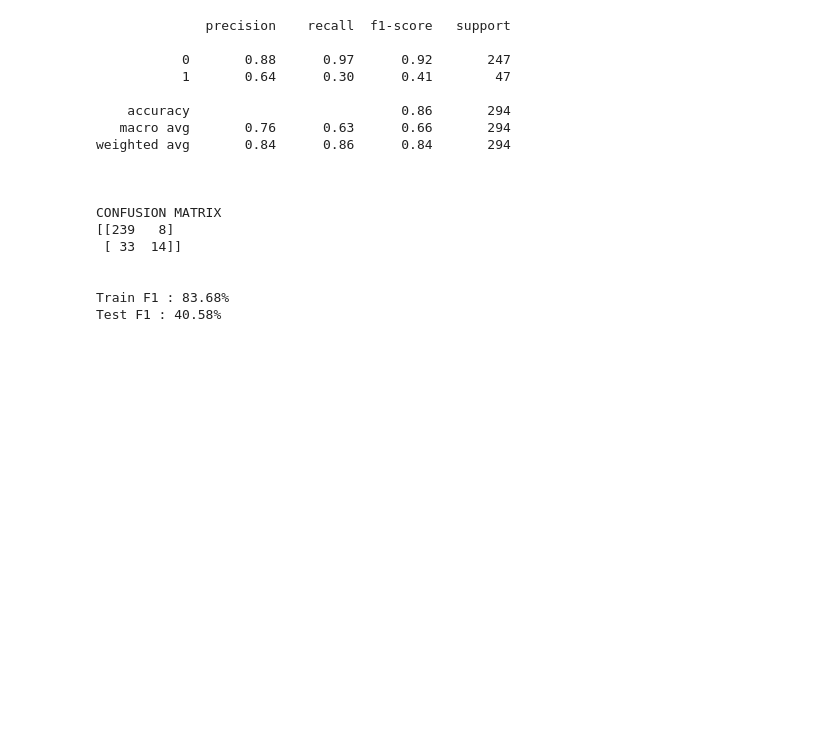
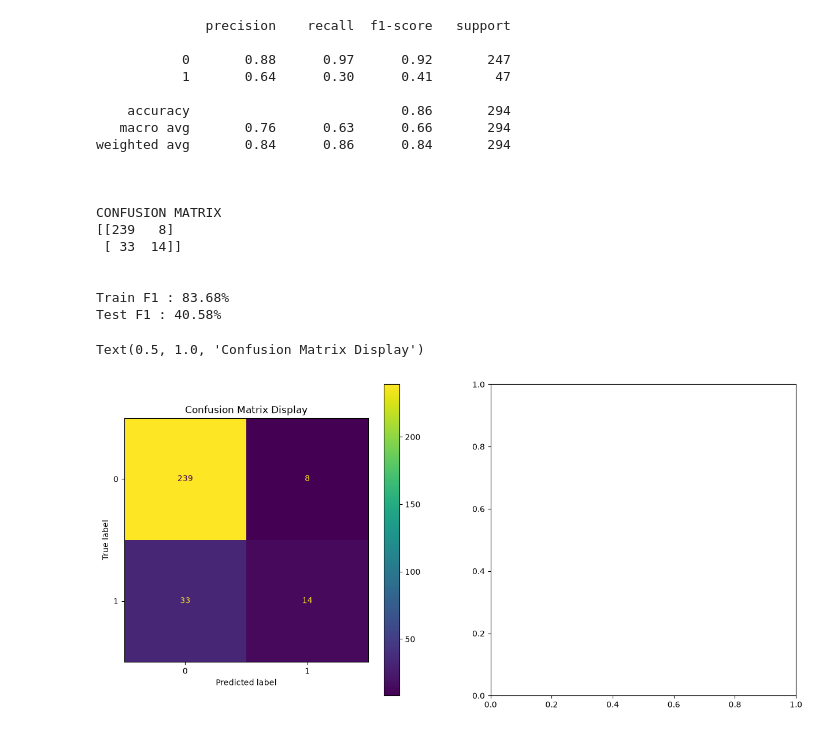
Before and after one commit to Lang-Shin/applied-ml-pipelines, a Jupyter notebook: XGBoost/Practice1/employee_attrition_prediction.ipynb, the cells around one changed output. Drawn from its saved outputs; the diff is of its cells as text; code cells hidden in the pictures; blank space fills up the shorter version.

```diff
--- a/XGBoost/Practice1/employee_attrition_prediction.ipynb
+++ b/XGBoost/Practice1/employee_attrition_prediction.ipynb
@@ -145,3 +145,17 @@ CONFUSION MATRIX
 
 Train F1 : 83.68%
 Test F1 : 40.58%
+# %%
+# Visualizations
+import matplotlib.pyplot as plt
+from sklearn.metrics import ConfusionMatrixDisplay
+
+
+fig, axes = plt.subplots(1, 2, figsize=(15, 7))
+
+# Visualize Confusion Matrix
+ConfusionMatrixDisplay.from_predictions(y_test, predictions, ax=axes[0])
+axes[0].set_title("Confusion Matrix Display")
+# %% [output]
+Text(0.5, 1.0, 'Confusion Matrix Display')
+[figure, added]
```
Also changed, not shown: parts of 1 cell of this notebook.
